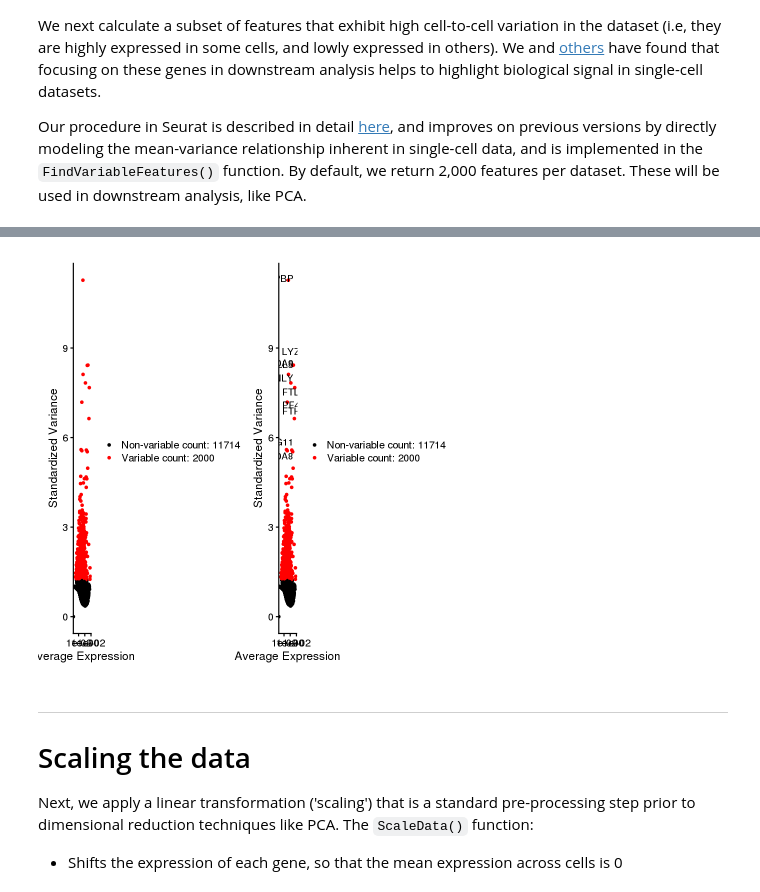
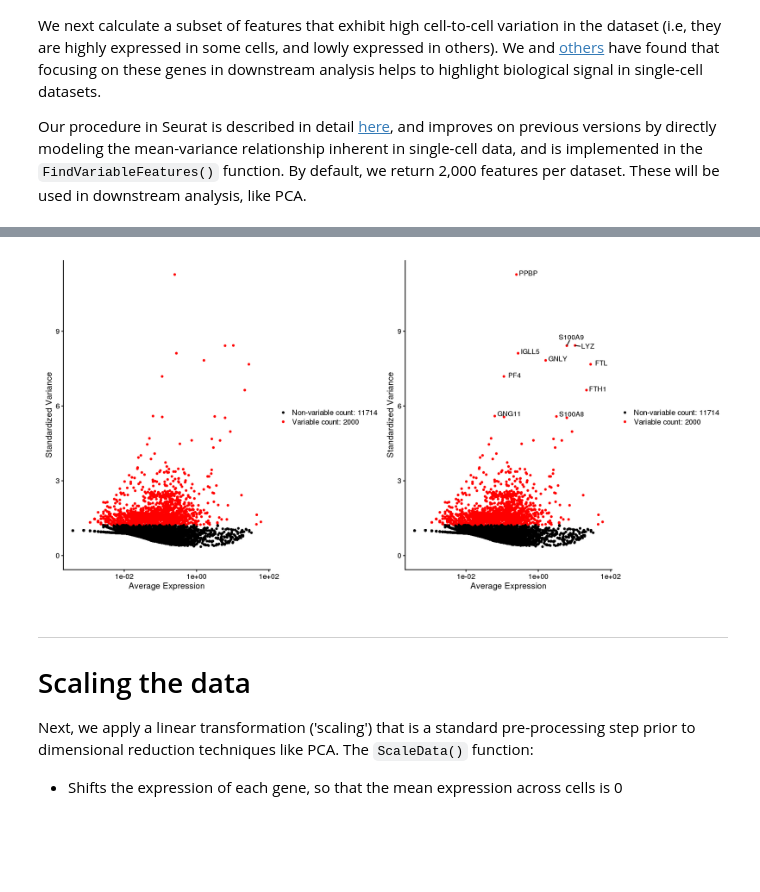
Before and after one commit to zhuy16/NIEHS_NGS_Workshop, a Jupyter notebook: scRNA-seq/notebooks/004_R_pbmc3k_tutorial.ipynb, the cells around one changed output, grey strips where cells are left out. Cells and saved outputs as stored; diff of their text form; code cells hidden in the pictures; blank space fills up the shorter version.

```diff
--- a/scRNA-seq/notebooks/004_R_pbmc3k_tutorial.ipynb
+++ b/scRNA-seq/notebooks/004_R_pbmc3k_tutorial.ipynb
@@ -186,6 +186,8 @@ top10 <- head(VariableFeatures(pbmc), 10)
 # plot variable features with and without labels
 plot1 <- VariableFeaturePlot(pbmc)
 plot2 <- LabelPoints(plot = plot1, points = top10, repel = TRUE)
+options(repr.plot.height=8, repr.plot.width=16)
+
 plot1 + plot2
 # %% [output]
 When using repel, set xnudge and ynudge to 0 for optimal results
@@ -197,4 +203,4 @@ Warning message:
-[figure, old version]
+[figure, new version]
 # %% [markdown]
 ***
 
```
Also changed, not shown: parts of 18 cells of this notebook, 23 other files.
